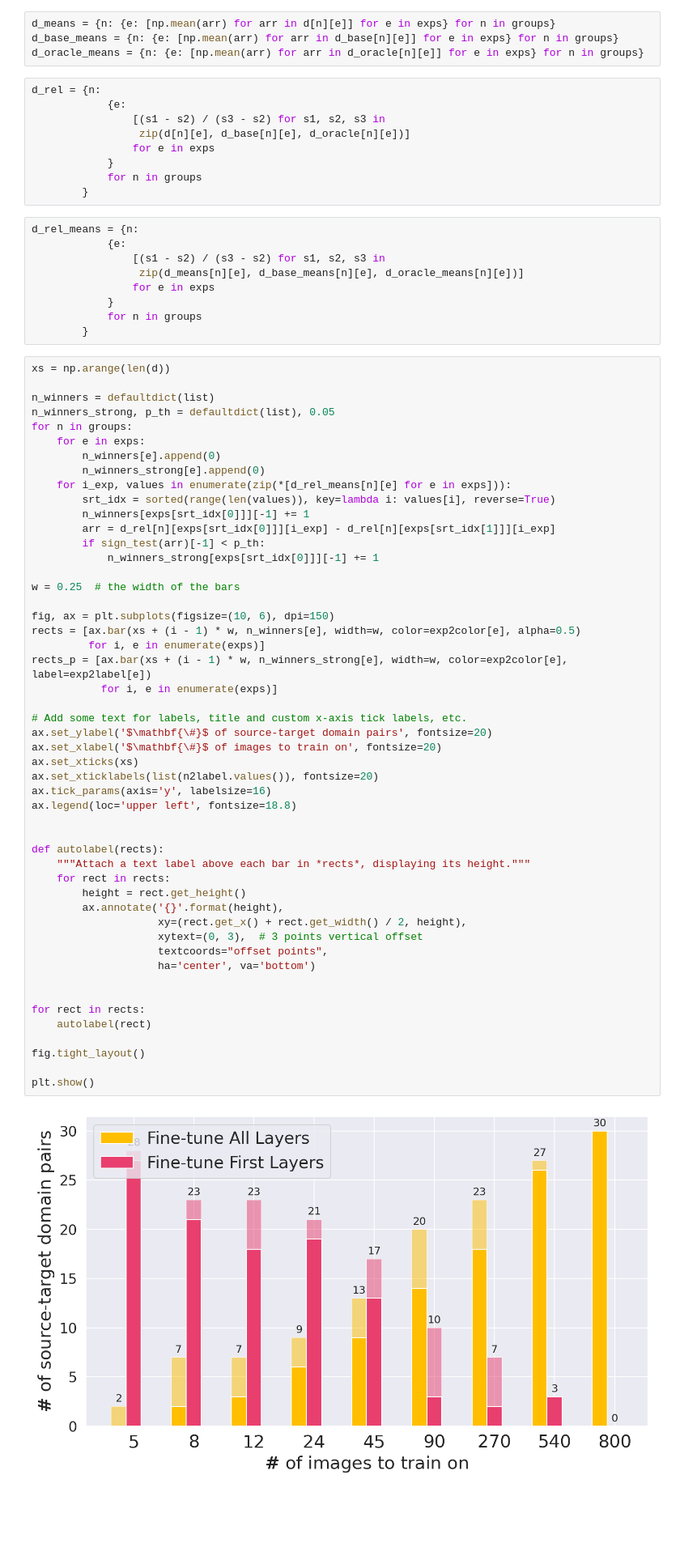
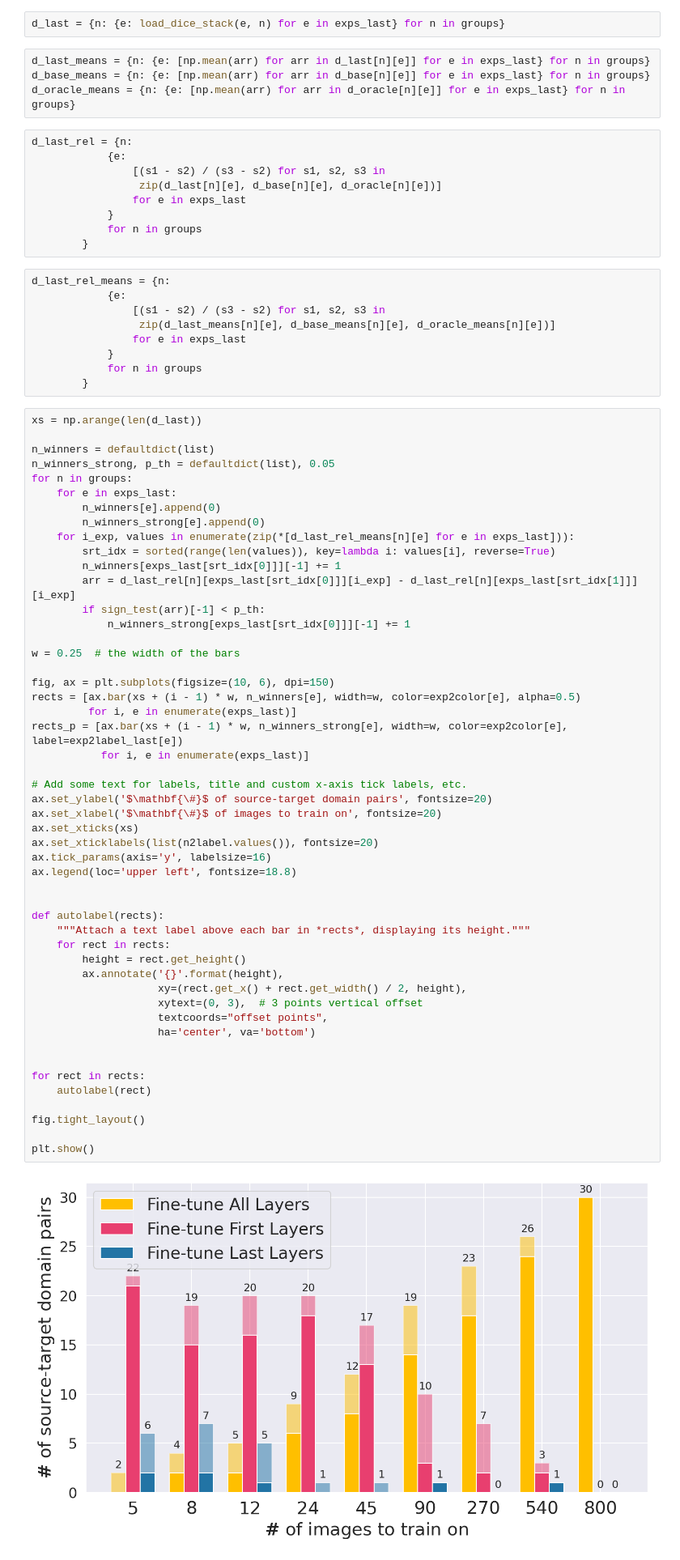
Before and after one commit to neuro-ml/domain_shift_anatomy, a Jupyter notebook: notebooks/results/spottune_performance.ipynb, the cells around one changed output. Shown at 81% size. Drawn from its saved outputs; the diff is of its cells as text; blank space fills up the shorter version.

```diff
--- a/notebooks/results/spottune_performance.ipynb
+++ b/notebooks/results/spottune_performance.ipynb
@@ -96,74 +95,76 @@ d = {n: {e: load_dice_stack(e, n) for e in exps} for n in groups}
+# %%
+d_last = {n: {e: load_dice_stack(e, n) for e in exps_last} for n in groups}
 # %%
-d_means = {n: {e: [np.mean(arr) for arr in d[n][e]] for e in exps} for n in groups}
-d_base_means = {n: {e: [np.mean(arr) for arr in d_base[n][e]] for e in exps} for n in groups}
-d_oracle_means = {n: {e: [np.mean(arr) for arr in d_oracle[n][e]] for e in exps} for n in groups}
+d_last_means = {n: {e: [np.mean(arr) for arr in d_last[n][e]] for e in exps_last} for n in groups}
+d_base_means = {n: {e: [np.mean(arr) for arr in d_base[n][e]] for e in exps_last} for n in groups}
+d_oracle_means = {n: {e: [np.mean(arr) for arr in d_oracle[n][e]] for e in exps_last} for n in groups}
 # %%
-d_rel = {n:
+d_last_rel = {n:
             {e:
                 [(s1 - s2) / (s3 - s2) for s1, s2, s3 in
-                 zip(d[n][e], d_base[n][e], d_oracle[n][e])]
-                for e in exps
+                 zip(d_last[n][e], d_base[n][e], d_oracle[n][e])]
+                for e in exps_last
             }
             for n in groups
         }
 # %%
-d_rel_means = {n:
+d_last_rel_means = {n:
             {e:
                 [(s1 - s2) / (s3 - s2) for s1, s2, s3 in
-                 zip(d_means[n][e], d_base_means[n][e], d_oracle_means[n][e])]
-                for e in exps
+                 zip(d_last_means[n][e], d_base_means[n][e], d_oracle_means[n][e])]
+                for e in exps_last
             }
             for n in groups
         }
 # %%
-xs = np.arange(len(d))
+xs = np.arange(len(d_last))
 
 n_winners = defaultdict(list)
 n_winners_strong, p_th = defaultdict(list), 0.05
 for n in groups:
-    for e in exps:
+    for e in exps_last:
         n_winners[e].append(0)
         n_winners_strong[e].append(0)
-    for i_exp, values in enumerate(zip(*[d_rel_means[n][e] for e in exps])):
+    for i_exp, values in enumerate(zip(*[d_last_rel_means[n][e] for e in exps_last])):
         srt_idx = sorted(range(len(values)), key=lambda i: values[i], reverse=True)
-        n_winners[exps[srt_idx[0]]][-1] += 1
-        arr = d_rel[n][exps[srt_idx[0]]][i_exp] - d_rel[n][exps[srt_idx[1]]][i_exp]
+        n_winners[exps_last[srt_idx[0]]][-1] += 1
+        arr = d_last_rel[n][exps_last[srt_idx[0]]][i_exp] - d_last_rel[n][exps_last[srt_idx[1]]][i_exp]
         if sign_test(arr)[-1] < p_th:
-            n_winners_strong[exps[srt_idx[0]]][-1] += 1
+            n_winners_strong[exps_last[srt_idx[0]]][-1] += 1
 
 w = 0.25  # the width of the bars
 
 fig, ax = plt.subplots(figsize=(10, 6), dpi=150)
 rects = [ax.bar(xs + (i - 1) * w, n_winners[e], width=w, color=exp2color[e], alpha=0.5)
-         for i, e in enumerate(exps)]
-rects_p = [ax.bar(xs + (i - 1) * w, n_winners_strong[e], width=w, color=exp2color[e], label=exp2label[e])
-           for i, e in enumerate(exps)]
+         for i, e in enumerate(exps_last)]
+rects_p = [ax.bar(xs + (i - 1) * w, n_winners_strong[e], width=w, color=exp2color[e], label=exp2label_last[e])
+           for i, e in enumerate(exps_last)]
 
 # Add some text for labels, title and custom x-axis tick labels, etc.
 ax.set_ylabel('$\mathbf{\#}$ of source-target domain pairs', fontsize=20)
 ax.set_xlabel('$\mathbf{\#}$ of images to train on', fontsize=20)
 ax.set_xticks(xs)
 ax.set_xticklabels(list(n2label.values()), fontsize=20)
 ax.tick_params(axis='y', labelsize=16)
 ax.legend(loc='upper left', fontsize=18.8)
 
 
 def autolabel(rects):
     """Attach a text label above each bar in *rects*, displaying its height."""
     for rect in rects:
         height = rect.get_height()
         ax.annotate('{}'.format(height),
                     xy=(rect.get_x() + rect.get_width() / 2, height),
                     xytext=(0, 3),  # 3 points vertical offset
                     textcoords="offset points",
                     ha='center', va='bottom')
 
 
 for rect in rects:
     autolabel(rect)
 
 fig.tight_layout()
 
 plt.show()
 # %% [output]
-[figure, old version]
+[figure, new version]
```
Also changed, not shown: parts of 25 cells of this notebook.
